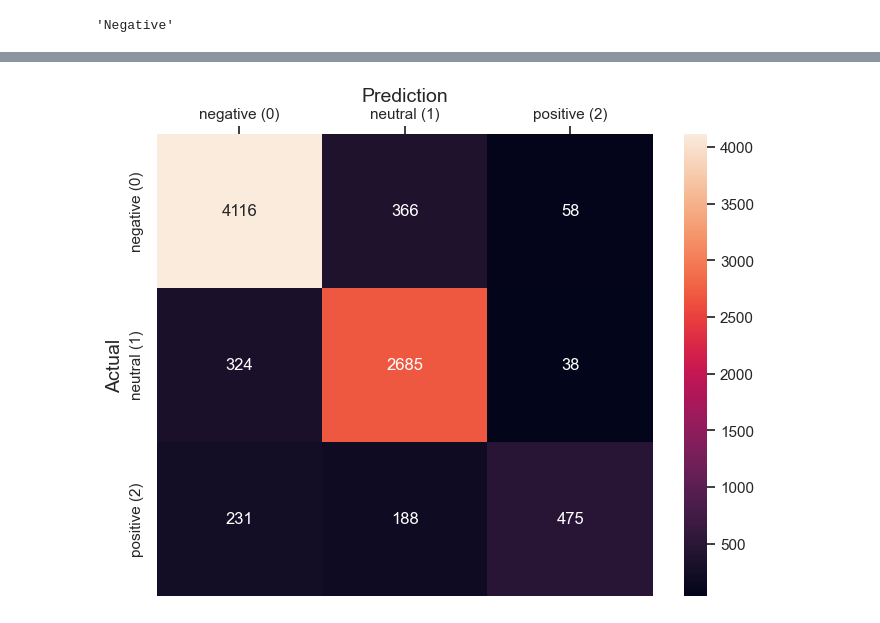
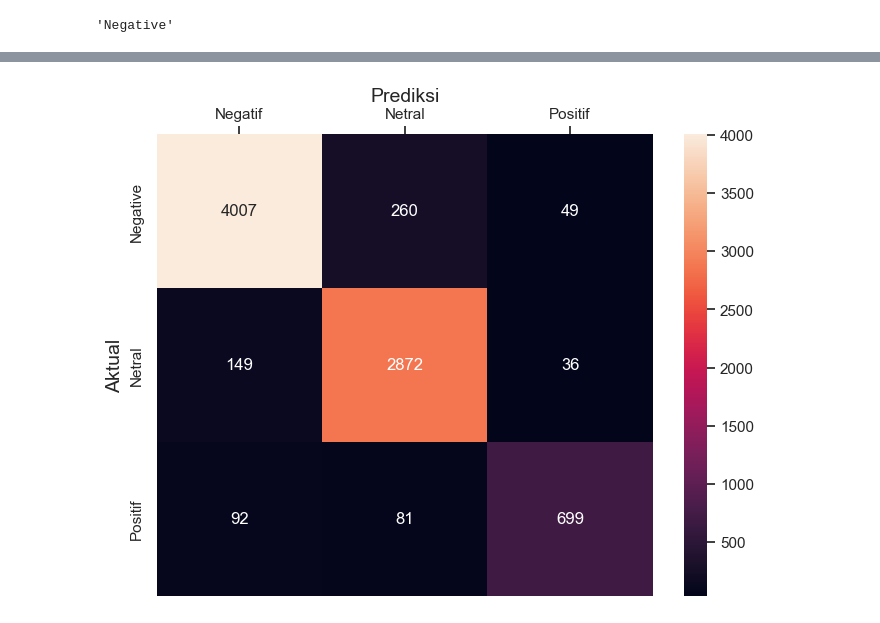
Before and after one commit to juniarta-rendy/Metaverse-Twitter-Sentiment-Analysis, a Jupyter notebook: Deep Learning/Sentiment Analysis Using Lexicon and Deep Learning (RNN & LSTM).ipynb, the cells around one changed output, grey strips where cells are left out. Cells and saved outputs as stored; diff of their text form; code cells hidden in the pictures.

```diff
--- a/Deep Learning/Sentiment Analysis Using Lexicon and Deep Learning (RNN & LSTM).ipynb
+++ b/Deep Learning/Sentiment Analysis Using Lexicon and Deep Learning (RNN & LSTM).ipynb
@@ -147,7 +124,7 @@ embedding_layer = Embedding(1000, 64)
 # %%
 model2 = Sequential()
 model2.add(layers.Embedding(max_words, 40, input_length=max_len))
-model2.add(layers.Bidirectional(layers.LSTM(20,dropout=0.6)))
+model2.add(layers.Bidirectional(layers.LSTM(20,dropout=0.8)))
 model2.add(layers.Dense(3,activation='softmax'))
 model2.compile(optimizer='adam',loss='categorical_crossentropy', metrics=['accuracy'])
 # %% [markdown]
@@ -155,4 +132,4 @@ model2.compile(optimizer='adam',loss='categorical_crossentropy', metrics=['accur
 # %%
-history = model2.fit(X_train, y_train, epochs=10,validation_split=0.2)
+history = model2.fit(X,y, epochs=10,validation_split=0.2)
 # %% [output]
 Epoch 1/10
@@ -320,6 +274,6 @@ plt.show()
 # %%
 # Predict sentiment on data test by using model has been created, and then visualize a confusion matrix
-y_pred = np.argmax(model.predict(X_test), axis=1)
+y_pred = np.argmax(model2.predict(X_test), axis=1)
 y_true = np.argmax(y_test, axis=1)
 accuracy = accuracy_score(y_true, y_pred)
 print('Model Accuracy on Test Data:', accuracy)
@@ -328,9 +282,9 @@ fig, ax = plt.subplots(figsize=(8,6))
 sns.heatmap(confusion_matrix(y_true=y_true, y_pred=y_pred), fmt='g', annot=True)
 ax.xaxis.set_label_position('top')
 ax.xaxis.set_ticks_position('top')
-ax.set_xlabel('Prediction', fontsize=14)
-ax.set_xticklabels(['negative (0)', 'neutral (1)', 'positive (2)'])
-ax.set_ylabel('Actual', fontsize=14)
-ax.set_yticklabels(['negative (0)', 'neutral (1)', 'positive (2)'])
+ax.set_xlabel('Prediksi', fontsize=14)
+ax.set_xticklabels(['Negatif', 'Netral', 'Positif'])
+ax.set_ylabel('Aktual', fontsize=14)
+ax.set_yticklabels(['Negative', 'Netral', 'Positif'])
 plt.show()
 # %% [output]
@@ -339,4 +293,4 @@ Model Accuracy on Test Data: 0.8579176983846245
-[figure, old version]
+[figure, new version]
 # %%
 from sklearn.metrics import classification_report, confusion_matrix
 import numpy as np
```
Also changed, not shown: parts of 30 cells of this notebook, 24 other files.
